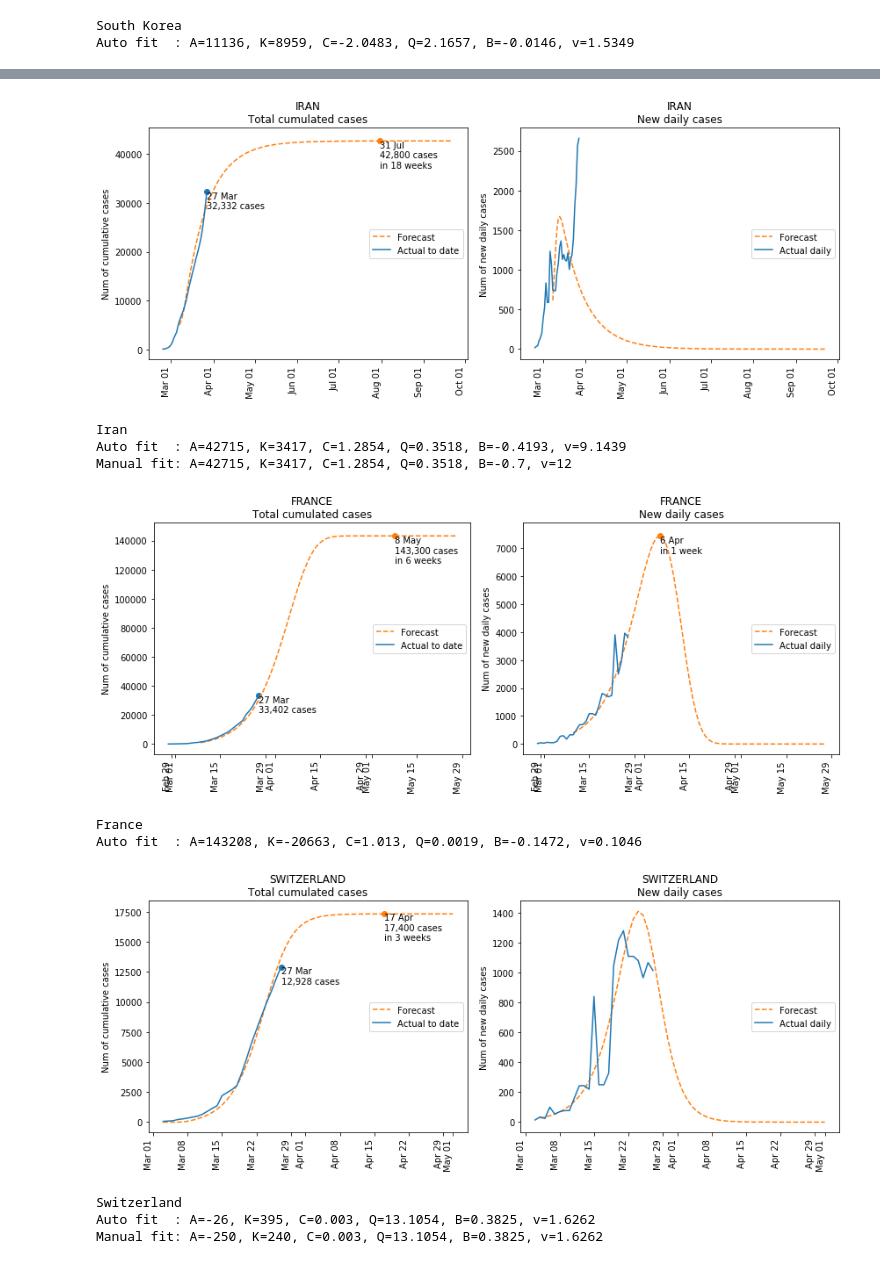
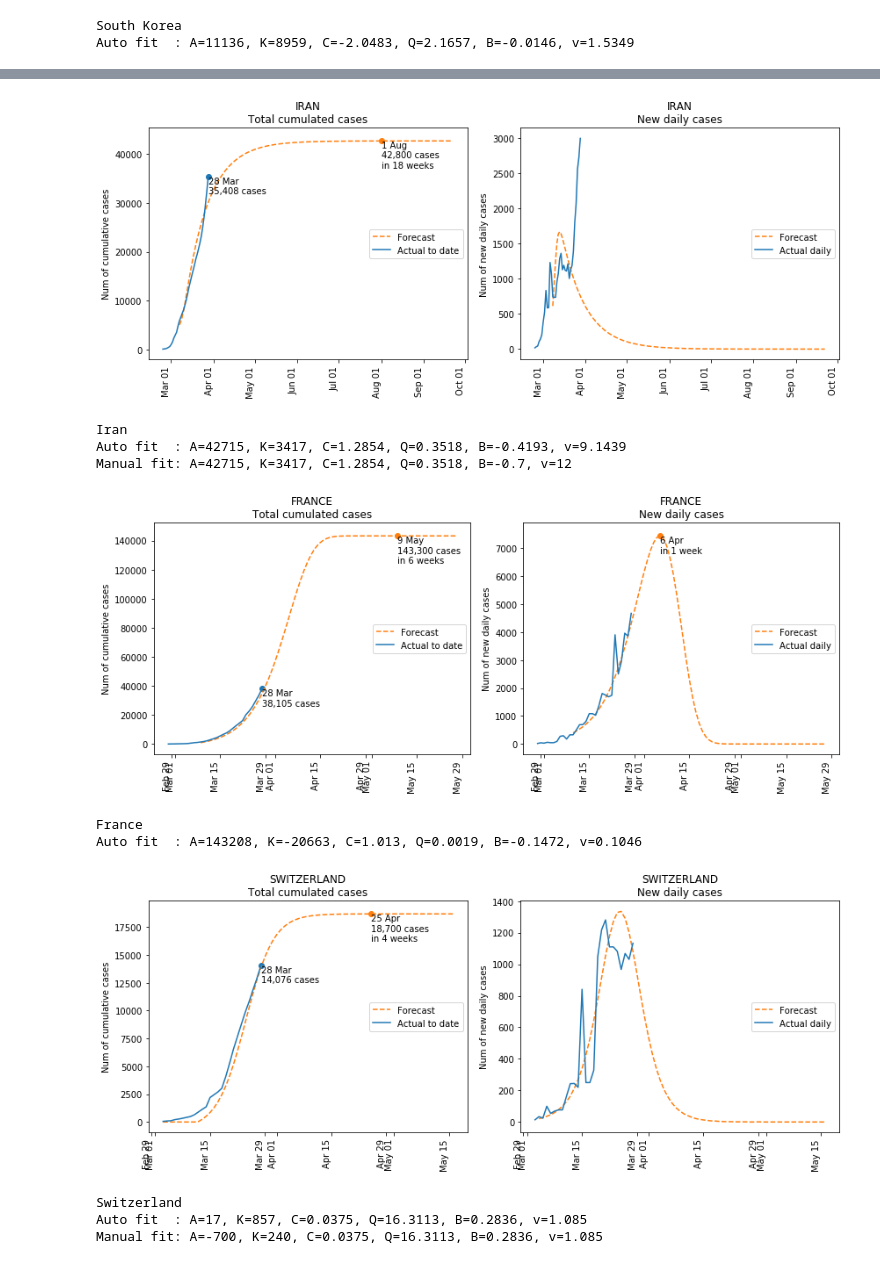
Before and after one commit to khairulomar/Covid-19, a Jupyter notebook: Covid19.ipynb, the cells around one changed output, grey strips where cells are left out. Saved outputs shown, nothing was run; the diff lists cells and outputs as text; code cells hidden in the pictures.

```diff
--- a/Covid19.ipynb
+++ b/Covid19.ipynb
@@ -38,7 +38,7 @@ warnings.filterwarnings("ignore")
 #     df.to_csv(f'csv/{month}-{day}-{year}.csv')
 # %%
 # One-day download from John Hopkins Hospital database
-day = 27
+day = 28
 month = 3
 date  = pd.to_datetime(f"20200{month}{0 if day<10 else ''}{day}", format='%Y%m%d')
 day0, month0, year0 = str(date)[8:10], str(date)[5:7], str(date)[:4]
@@ -350,7 +350,7 @@ for i, ax in zip(range(len(countries)), axes.flat):
     ax.text(data.index.max()+4, latest_growth, str(round(latest_growth[0],2)),
             color='white', ha='left', va='center', size=12, bbox=dict(facecolor=color, edgecolor='none'))
     ax.text(data.index.max()+2, latest_growth-0.15, double_days, ha='left', va='center', size=9)
-    ax.set_ylim(0.9, 1.7)
+    ax.set_ylim(0.9, 1.8)
     ax.axis('off')
     ax.set_title(countries[i], fontsize=12)
 plt.tight_layout()
@@ -401,7 +401,7 @@ for s in range(2): # one for log scale, one for regular scale
         ax[s].plot(data, alpha=0.8, color=color, label='Actual to date')
         ax[s].scatter(data.index.max(), data.iloc[-1], alpha=0.8, color=color)
         if s==0:
-            if i<10 : ax[s].text(xmax-4 if country=='China' else data.index.max()+0.5, data.max(), country,
+            if i<11 : ax[s].text(xmax-4 if country=='China' else data.index.max()+0.5, data.max(), country,
                                  va='top', ha='left', fontsize=10, color=color)
         else:
             ax[s].text(xmax-3 if country=='China' else data.index.max()+0.5, data.max(), country,
@@ -701,23 +701,23 @@ Manual fit: A=-300, K=167, C=0.0023, Q=3.1241, B=0.25, v=1.1152
 predict_plot('Iran', days=200, fit_start='20200307', fit_end='20200321', B=-0.7, v=12)
 #predict_plot('Iran', days=200, fit_start='20200309', fit_end='20200321')
 # %% [output]
-[figure, old version]
+[figure, new version]
 Iran
 Auto fit  : A=42715, K=3417, C=1.2854, Q=0.3518, B=-0.4193, v=9.1439
 Manual fit: A=42715, K=3417, C=1.2854, Q=0.3518, B=-0.7, v=12
 # %%
 predict_plot('France', days=80, fit_start='20200309', fit_end='20200320')
 # %% [output]
-[figure, old version]
+[figure, new version]
 France
 Auto fit  : A=143208, K=-20663, C=1.013, Q=0.0019, B=-0.1472, v=0.1046
 # %%
-predict_plot('Switzerland', days=60, K=240, A=-250)
+predict_plot('Switzerland', days=75, K=240, A=-700)
 # %% [output]
-[figure, old version]
+[figure, new version]
 Switzerland
-Auto fit  : A=-26, K=395, C=0.003, Q=13.1054, B=0.3825, v=1.6262
-Manual fit: A=-250, K=240, C=0.003, Q=13.1054, B=0.3825, v=1.6262
+Auto fit  : A=17, K=857, C=0.0375, Q=16.3113, B=0.2836, v=1.085
+Manual fit: A=-700, K=240, C=0.0375, Q=16.3113, B=0.2836, v=1.085
 # %%
 #predict_plot('Malaysia', days=60, fit_start='20200311', fit_end='20200320', K=300, B=0.3, Q=5)
 #predict_plot('Malaysia', days=60, fit_start='20200307', fit_end='20200320', K=300, B=0.3, Q=5)
```
Also changed, not shown: parts of 18 cells of this notebook, 17 other files.
